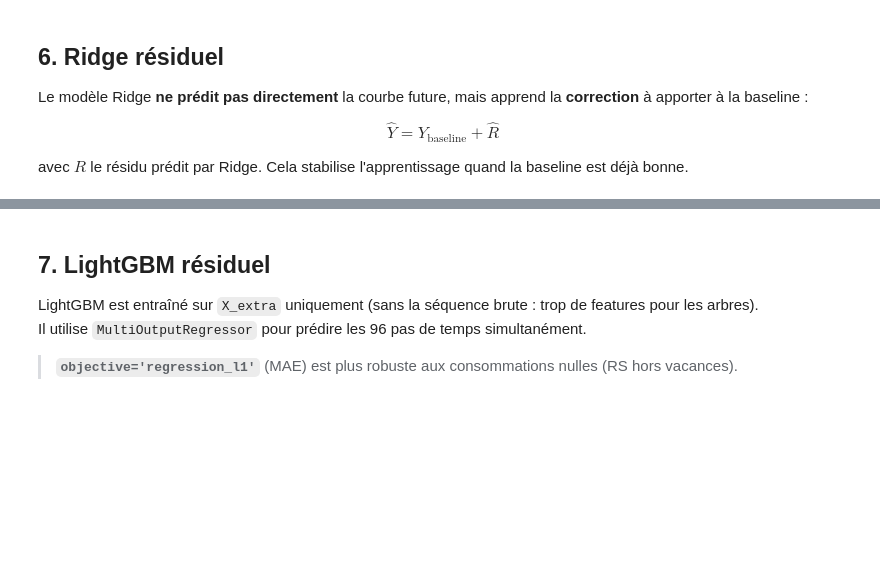
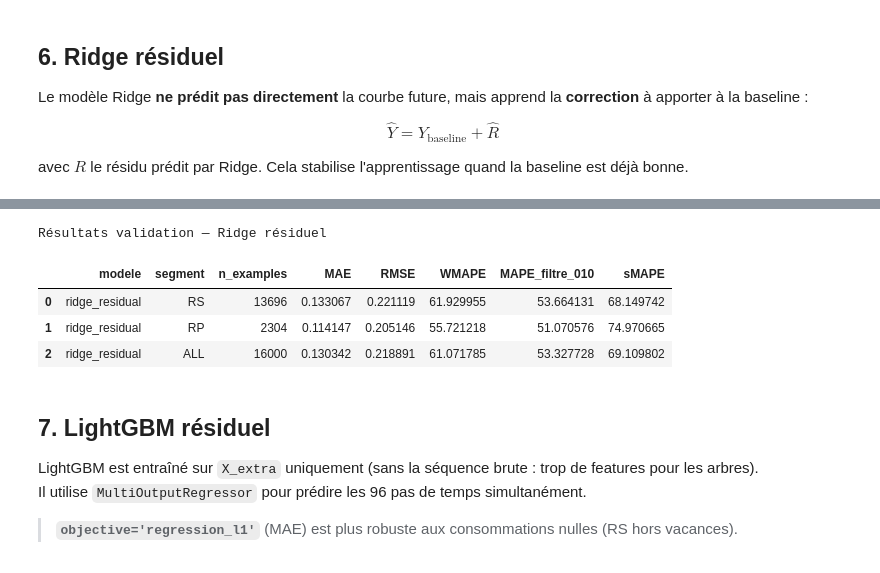
Before and after one commit to MariamRekik/Data-et-energie, a Jupyter notebook: Notebooks/03_prediction.ipynb, the cells around one changed output, grey strips where cells are left out. Drawn from its saved outputs; the diff is of its cells as text; code cells hidden in the pictures; blank space fills up the shorter version.

```diff
--- a/Notebooks/03_prediction.ipynb
+++ b/Notebooks/03_prediction.ipynb
@@ -74,31 +76,31 @@ ModuleNotFoundError: No module named 'matplotlib'
 # %%
-# Chemins
+#  Chemins
 BASE_DIR    = Path.cwd().parent
-FILE_PATH   = BASE_DIR / "Data" / "RES2-6-9.csv"
-LABELS_PATH = BASE_DIR / "Data" / "RES2-6-9-labels.csv"
+FILE_PATH   = "/content/RES2-6-9.csv"
+LABELS_PATH = "/content/RES2-6-9-labels.csv"
 
-# Dossier de sortie des figures (créé automatiquement)
+# Dossier de sortie des figures
 FIG_DIR = BASE_DIR / "outputs" / "figures" / "prediction"
 FIG_DIR.mkdir(parents=True, exist_ok=True)
 
-# Séquences
+
 INPUT_LEN = 672   # 14 jours × 48 demi-heures
 HORIZON   = 96    # 2 jours × 48 demi-heures
 STRIDE    = 48    # un point de départ par jour et par client
 
 MIN_HISTORY_FOR_FEATURES = INPUT_LEN
 
-# écoupage temporel
+# coupage temporel
 N_VAL_DAYS  = 30
 N_TEST_DAYS = 30
 GAP_DAYS    = HORIZON // 48  # 2 jours de gap anti-fuite
 
-# Ridge
+# e
 RIDGE_ALPHAS     = [1.0, 10.0, 100.0, 300.0]
 SELECTION_METRIC = "WMAPE"
 ACTIVE_DAY_KWH   = 1.0
 
-#
+# CNN
 RUN_CNN               = True
 CNN_EPOCHS            = 8
 CNN_BATCH_SIZE        = 512
@@ -548,10 +617,21 @@ print(f"\nMeilleur alpha Ridge : {best_alpha}")
 # %%
 pred_res_val   = ridge_model.predict(X_tab[idx_val]).astype(np.float32)
-pred_ridge_val = np.clip(B_base[idx_val] + pred_res_val, 0, None)
+# pred_ridge_val contains only the predictions for the validation set
+pred_ridge_val_subset = np.clip(B_base[idx_val] + pred_res_val, 0, None)
 
-ridge_val_table = evaluate_prediction_by_segment(Y, pred_ridge_val, idx_val, "ridge_residual")
+# Create a full-sized prediction array for evaluation purposes
+full_pred_ridge_val = np.full(Y.shape, np.nan, dtype=np.float32)
+full_pred_ridge_val[idx_val] = pred_ridge_val_subset
+
+ridge_val_table = evaluate_prediction_by_segment(Y, full_pred_ridge_val, idx_val, "ridge_residual")
 print("Résultats validation — Ridge résiduel")
 display(ridge_val_table[["modele", "segment", "n_examples", "MAE", "RMSE", "WMAPE", "MAPE_filtre_010", "sMAPE"]])
+# %% [output]
+Résultats validation — Ridge résiduel
+|  | modele | segment | n_examples | MAE | RMSE | WMAPE | MAPE_filtre_010 | sMAPE |
+| 0 | ridge_residual | RS | 13696 | 0.133067 | 0.221119 | 61.929955 | 53.664131 | 68.149742 |
+| 1 | ridge_residual | RP | 2304 | 0.114147 | 0.205146 | 55.721218 | 51.070576 | 74.970665 |
+| 2 | ridge_residual | ALL | 16000 | 0.130342 | 0.218891 | 61.071785 | 53.327728 | 69.109802 |
 # %% [markdown]
 ## 7. LightGBM résiduel
 
```
Also changed, not shown: parts of 31 cells of this notebook, 10 other files.
